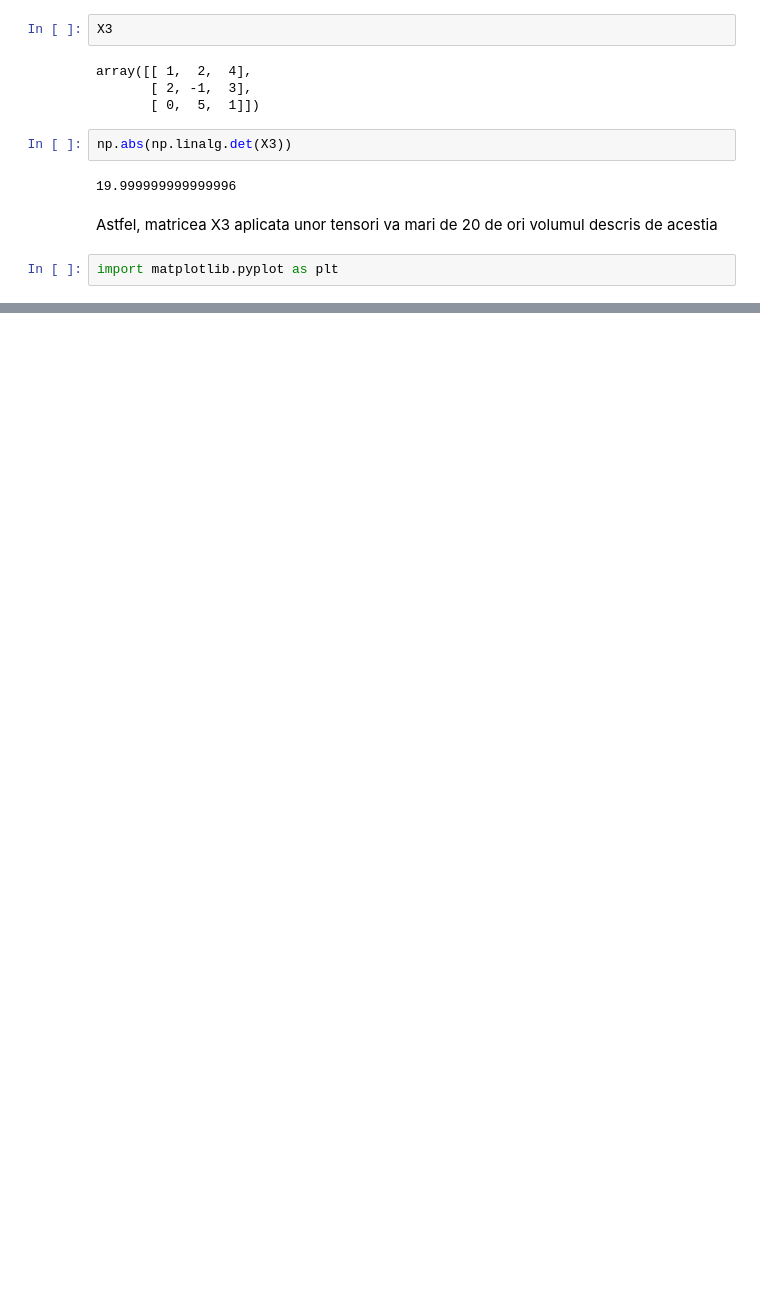
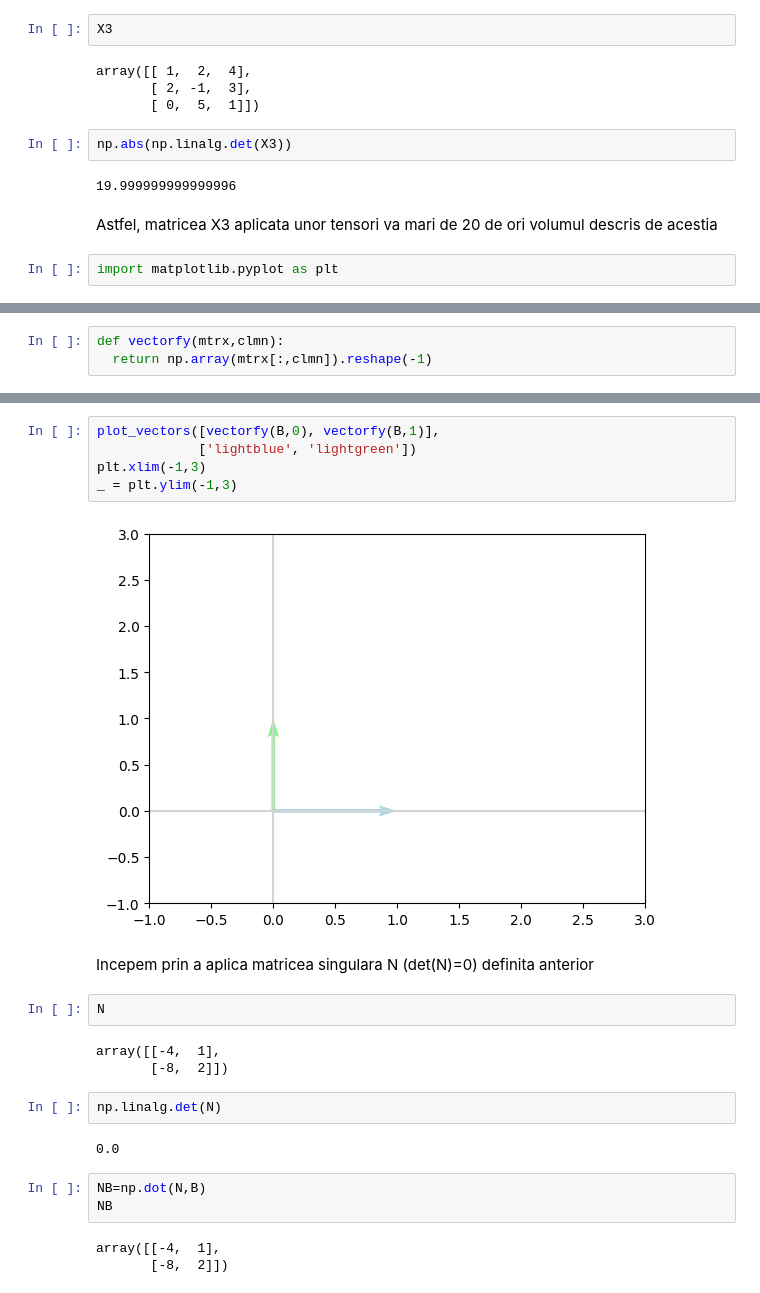
Before and after one commit to klauss1977/ML, a Jupyter notebook: determinants-exercises.ipynb, the cells around one changed output, grey strips where cells are left out. Cells and saved outputs as stored; diff of their text form; blank space fills up the shorter version.

```diff
--- a/determinants-exercises.ipynb
+++ b/determinants-exercises.ipynb
@@ -115,0 +123,3 @@ NameError: ignored
+# %%
+def vectorfy(mtrx,clmn):
+  return np.array(mtrx[:,clmn]).reshape(-1)
@@ -115,0 +134,24 @@ NameError: ignored
+# %%
+plot_vectors([vectorfy(B,0), vectorfy(B,1)],
+             ['lightblue', 'lightgreen'])
+plt.xlim(-1,3)
+_ = plt.ylim(-1,3)
+# %% [output]
+[figure, added]
+# %% [markdown]
+Incepem prin a aplica matricea singulara N (det(N)=0) definita anterior
+# %%
+N
+# %% [output]
+array([[-4,  1],
+       [-8,  2]])
+# %%
+np.linalg.det(N)
+# %% [output]
+0.0
+# %%
+NB=np.dot(N,B)
+NB
+# %% [output]
+array([[-4,  1],
+       [-8,  2]])
```
Also changed, not shown: parts of 35 cells of this notebook.
